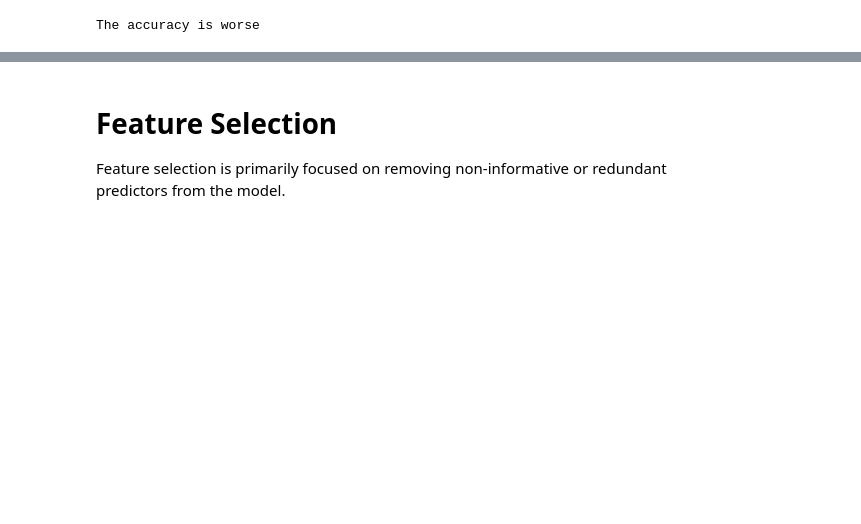
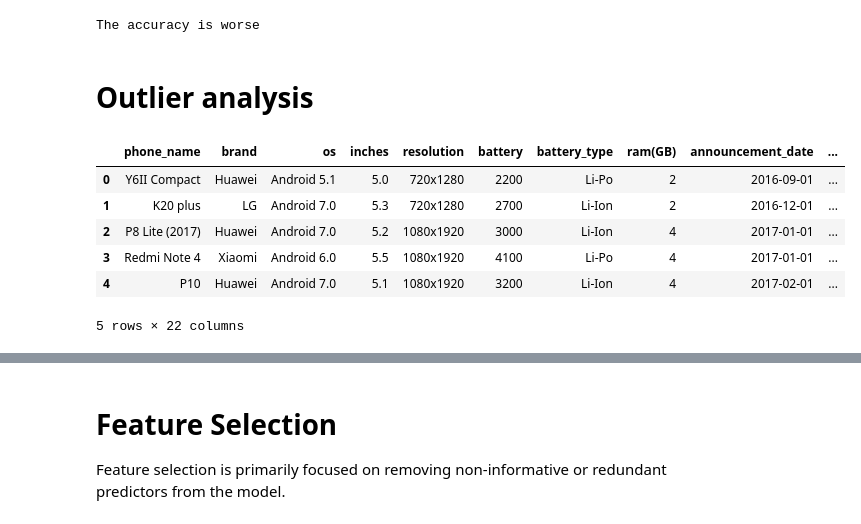
Before and after one commit to vincenzorrei/EDU-FeatureSelection, a Jupyter notebook: main.ipynb, the cells around one changed output, grey strips where cells are left out. Cells and saved outputs as stored; diff of their text form; code cells hidden in the pictures; blank space fills up the shorter version.

```diff
--- a/main.ipynb
+++ b/main.ipynb
@@ -123,3 +123,16 @@ else:
     print('The accuracy is worse')
 # %% [output]
 The accuracy is worse
+# %% [markdown]
+# Outlier analysis
+# %%
+phone_df = pd.read_csv('data/phone.csv')
+phone_df.head()
+# %% [output]
+|  | phone_name | brand | os | inches | resolution | battery | battery_type | ram(GB) | announcement_date | ... |
+| 0 | Y6II Compact | Huawei | Android 5.1 | 5.0 | 720x1280 | 2200 | Li-Po | 2 | 2016-09-01 | ... |
+| 1 | K20 plus | LG | Android 7.0 | 5.3 | 720x1280 | 2700 | Li-Ion | 2 | 2016-12-01 | ... |
+| 2 | P8 Lite (2017) | Huawei | Android 7.0 | 5.2 | 1080x1920 | 3000 | Li-Ion | 4 | 2017-01-01 | ... |
+| 3 | Redmi Note 4 | Xiaomi | Android 6.0 | 5.5 | 1080x1920 | 4100 | Li-Po | 4 | 2017-01-01 | ... |
+| 4 | P10 | Huawei | Android 7.0 | 5.1 | 1080x1920 | 3200 | Li-Ion | 4 | 2017-02-01 | ... |
+5 rows × 22 columns
```
Also changed, not shown: parts of 8 cells of this notebook.
